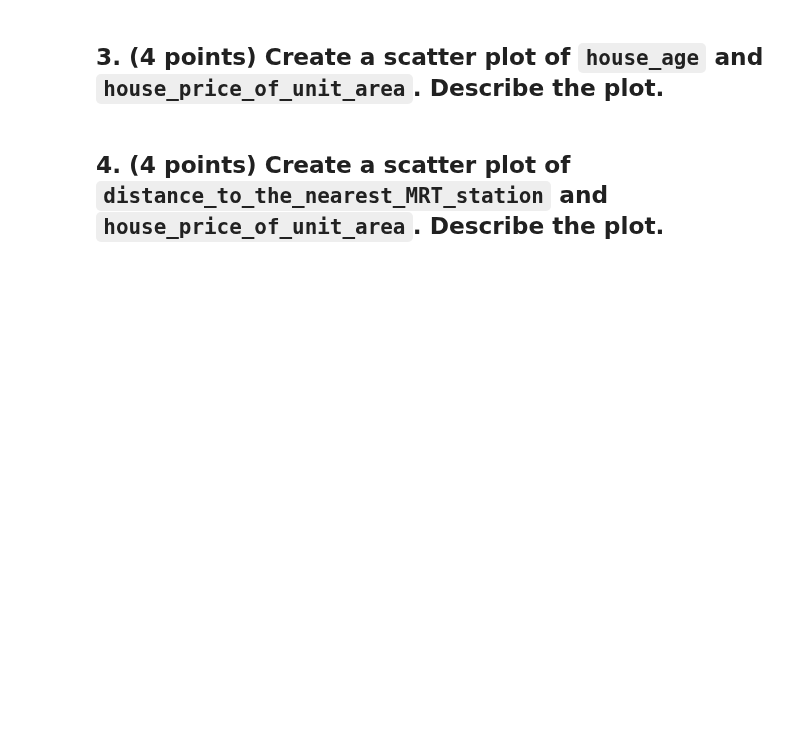
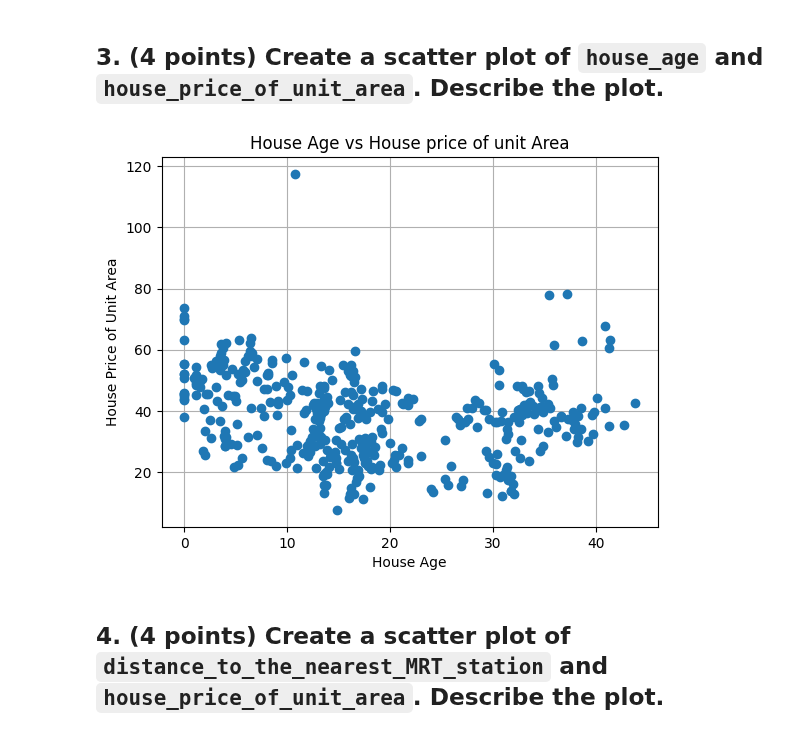
Before and after one commit to Yusuf98-c/DATA-545-In-Class, a Jupyter notebook: In_Class_2.ipynb, the cells around one changed output. Saved outputs shown, nothing was run; the diff lists cells and outputs as text; code cells hidden in the pictures; blank space fills up the shorter version.

```diff
--- a/In_Class_2.ipynb
+++ b/In_Class_2.ipynb
@@ -32,9 +32,16 @@ house_price.head()
 # %% [markdown]
 ## 3. (4 points) Create a scatter plot of `house_age` and `house_price_of_unit_area`. Describe the plot.
 # %%
-import matplotlib as plt
+import matplotlib.pyplot as plt
 
-plt.
+plt.plot(house_price["house_age"], house_price["house_price_of_unit_area"],'o')
+plt.title("House Age vs House price of unit Area")
+plt.xlabel("House Age")
+plt.ylabel("House Price of Unit Area")
+plt.grid()
+plt.show()
+# %% [output]
+[figure, added]
 # %%
 # from the above scatter plot, we see that there are two groups of houses ( newer less or equal to 25 years old) and older(greater or equal to 25 years old).
 #the house prices unit of unit area of each of those groups behave different (probably because of the location and the  other features associated to the house)
```
Also changed, not shown: parts of 4 cells of this notebook.
